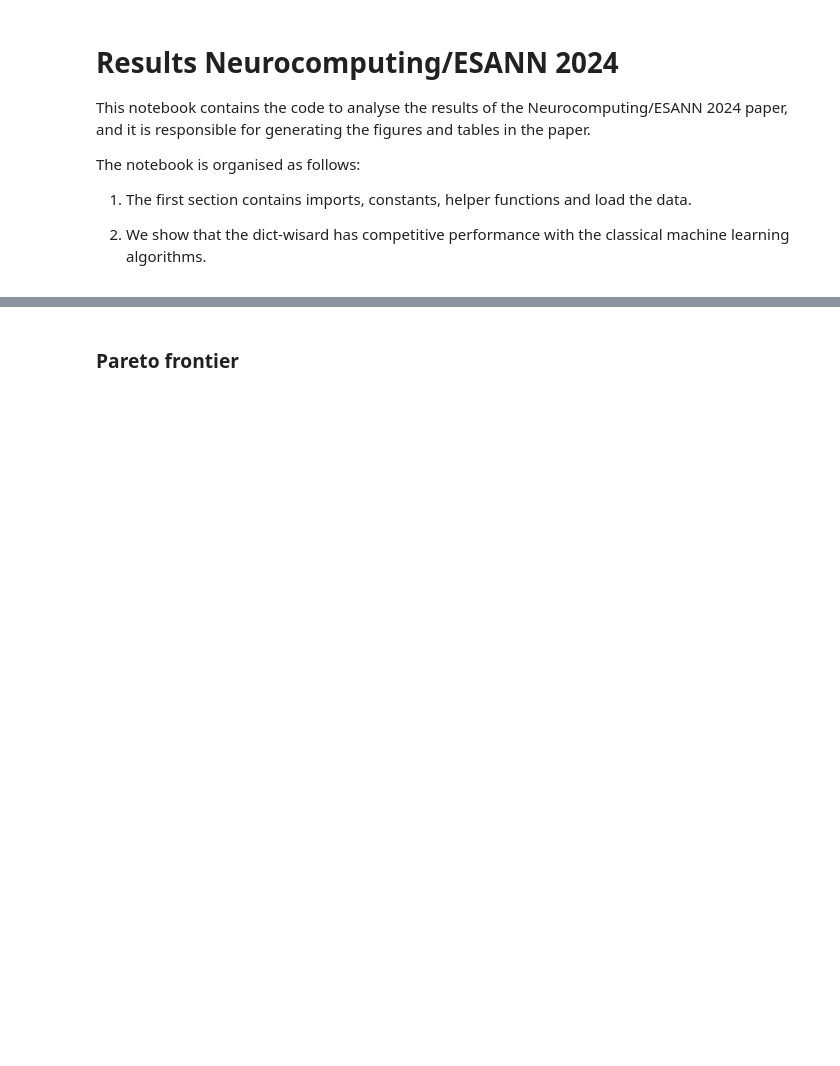
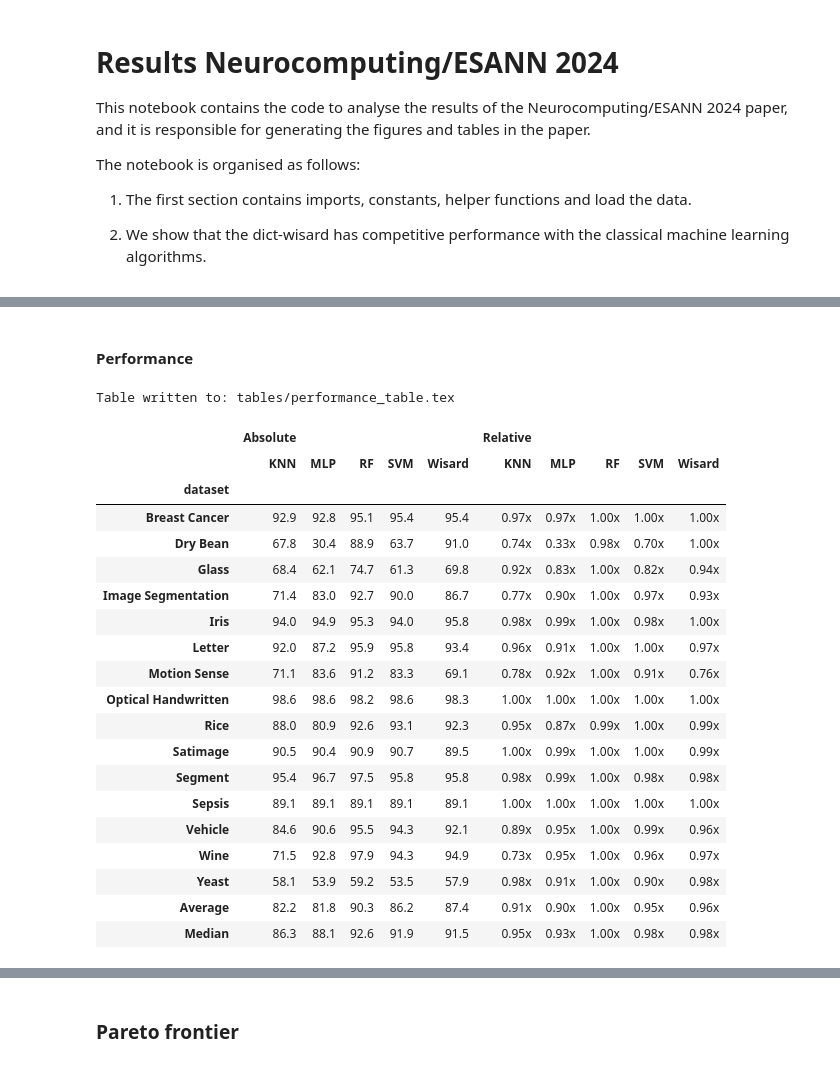
Before and after one commit to otavioon/wisardlib, a Jupyter notebook: analysis/analyse_results.ipynb, the cells around one changed output, grey strips where cells are left out. Cells and saved outputs as stored; diff of their text form; code cells hidden in the pictures; blank space fills up the shorter version.

```diff
--- a/analysis/analyse_results.ipynb
+++ b/analysis/analyse_results.ipynb
@@ -485,24 +97,0 @@ def raw_relative_table(df, raw_metric, relative_metric, order_of_models: List[st
-# %%
-df = pd.read_csv("results_relative.csv")
-df = df[~df["model"].isin(["KNN-10", "MLP-3L", "SVM-poly"])]
-df.loc[df["model"] == "KNN-5", "model"] = "KNN"
-df.loc[df["model"] == "SVM-rbf", "model"] = "SVM"
-df.loc[df["model"] == "Random Forest", "model"] = "RF"
-df.loc[df["model"] == "Dict-Wisard", "model"] = "Wisard"
-
-order_of_models = [
-    "Wisard",
-    "RF",
-    "KNN",
-    "MLP-1L",
-    "MLP-2L",
-    "SVM"
-]
-
-performance_df = raw_relative_table(df, "metric", "metric_relative", order_of_models)
-order_of_datasets = performance_df["Relative"]["Wisard"].sort_values(ascending=False).keys().to_list()
-order_of_datasets.remove("Mean")
-order_of_datasets.append("Mean")
-performance_df.index = order_of_datasets
-write_latex_table("performance_table.tex", performance_df.to_latex(float_format="%.2f"))
-performance_df
@@ -554,0 +708,43 @@ Table written to: tables/size_table.tex
+# %% [markdown]
+#### Performance
+# %%
+
+df = pd.read_csv("results_relative.csv")
+
+performance_df = absolute_relative_table(
+    df, absolute_metric="metric", relative_metric="metric_relative"
+)
+# order_of_datasets = performance_df["Relative"]["Dict-Wisard"].sort_values(ascending=False).keys().to_list()
+# order_of_datasets.remove("Mean")
+# order_of_datasets.append("Mean")
+# performance_df.index = order_of_datasets
+
+performance_df["Absolute"] = performance_df["Absolute"].applymap(lambda x: f"{x*100:.1f}")
+performance_df["Relative"] = performance_df["Relative"].applymap(lambda x: f"{x:.2f}x")
+
+write_latex_table(
+    "performance_table.tex", performance_df.to_latex(float_format="%.2f")
+)
+performance_df
+# %% [output]
+Table written to: tables/performance_table.tex
+|  | Absolute |  |  |  |  | Relative |  |  |  |  |
+|  | KNN | MLP | RF | SVM | Wisard | KNN | MLP | RF | SVM | Wisard |
+| dataset |  |  |  |  |  |  |  |  |  |  |
+| Breast Cancer | 92.9 | 92.8 | 95.1 | 95.4 | 95.4 | 0.97x | 0.97x | 1.00x | 1.00x | 1.00x |
+| Dry Bean | 67.8 | 30.4 | 88.9 | 63.7 | 91.0 | 0.74x | 0.33x | 0.98x | 0.70x | 1.00x |
+| Glass | 68.4 | 62.1 | 74.7 | 61.3 | 69.8 | 0.92x | 0.83x | 1.00x | 0.82x | 0.94x |
+| Image Segmentation | 71.4 | 83.0 | 92.7 | 90.0 | 86.7 | 0.77x | 0.90x | 1.00x | 0.97x | 0.93x |
+| Iris | 94.0 | 94.9 | 95.3 | 94.0 | 95.8 | 0.98x | 0.99x | 1.00x | 0.98x | 1.00x |
+| Letter | 92.0 | 87.2 | 95.9 | 95.8 | 93.4 | 0.96x | 0.91x | 1.00x | 1.00x | 0.97x |
+| Motion Sense | 71.1 | 83.6 | 91.2 | 83.3 | 69.1 | 0.78x | 0.92x | 1.00x | 0.91x | 0.76x |
+| Optical Handwritten | 98.6 | 98.6 | 98.2 | 98.6 | 98.3 | 1.00x | 1.00x | 1.00x | 1.00x | 1.00x |
+| Rice | 88.0 | 80.9 | 92.6 | 93.1 | 92.3 | 0.95x | 0.87x | 0.99x | 1.00x | 0.99x |
+| Satimage | 90.5 | 90.4 | 90.9 | 90.7 | 89.5 | 1.00x | 0.99x | 1.00x | 1.00x | 0.99x |
+| Segment | 95.4 | 96.7 | 97.5 | 95.8 | 95.8 | 0.98x | 0.99x | 1.00x | 0.98x | 0.98x |
+| Sepsis | 89.1 | 89.1 | 89.1 | 89.1 | 89.1 | 1.00x | 1.00x | 1.00x | 1.00x | 1.00x |
+| Vehicle | 84.6 | 90.6 | 95.5 | 94.3 | 92.1 | 0.89x | 0.95x | 1.00x | 0.99x | 0.96x |
+| Wine | 71.5 | 92.8 | 97.9 | 94.3 | 94.9 | 0.73x | 0.95x | 1.00x | 0.96x | 0.97x |
+| Yeast | 58.1 | 53.9 | 59.2 | 53.5 | 57.9 | 0.98x | 0.91x | 1.00x | 0.90x | 0.98x |
+| Average | 82.2 | 81.8 | 90.3 | 86.2 | 87.4 | 0.91x | 0.90x | 1.00x | 0.95x | 0.96x |
+| Median | 86.3 | 88.1 | 92.6 | 91.9 | 91.5 | 0.95x | 0.93x | 1.00x | 0.98x | 0.98x |
```
Also changed, not shown: parts of 98 cells of this notebook, 1 other file.
